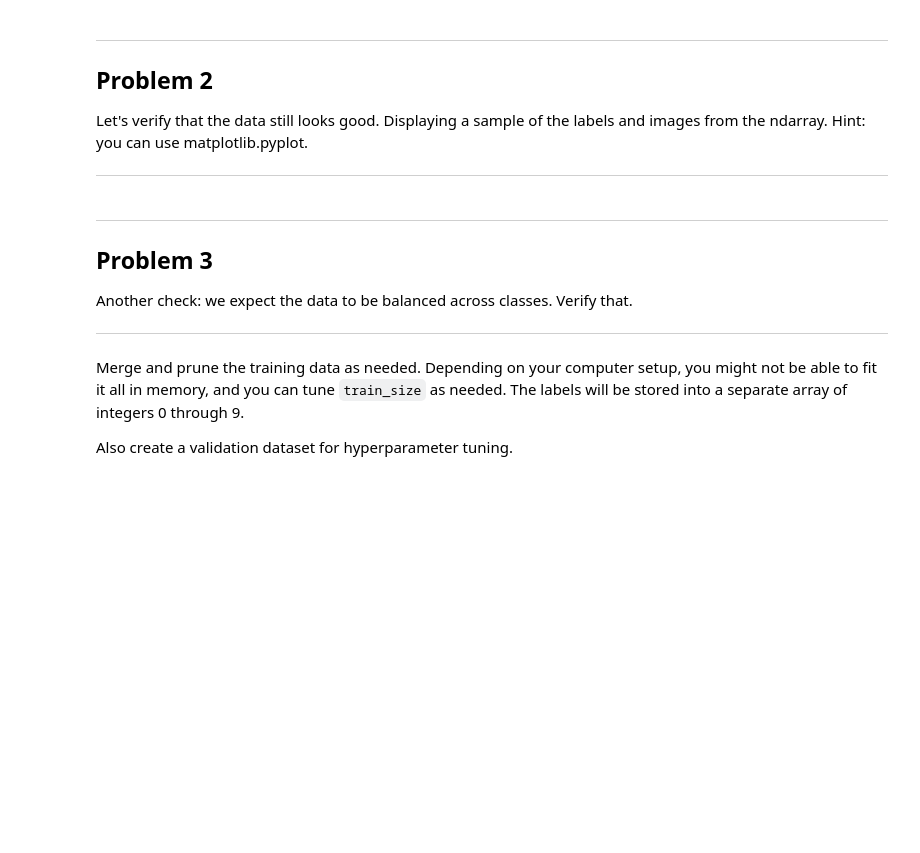
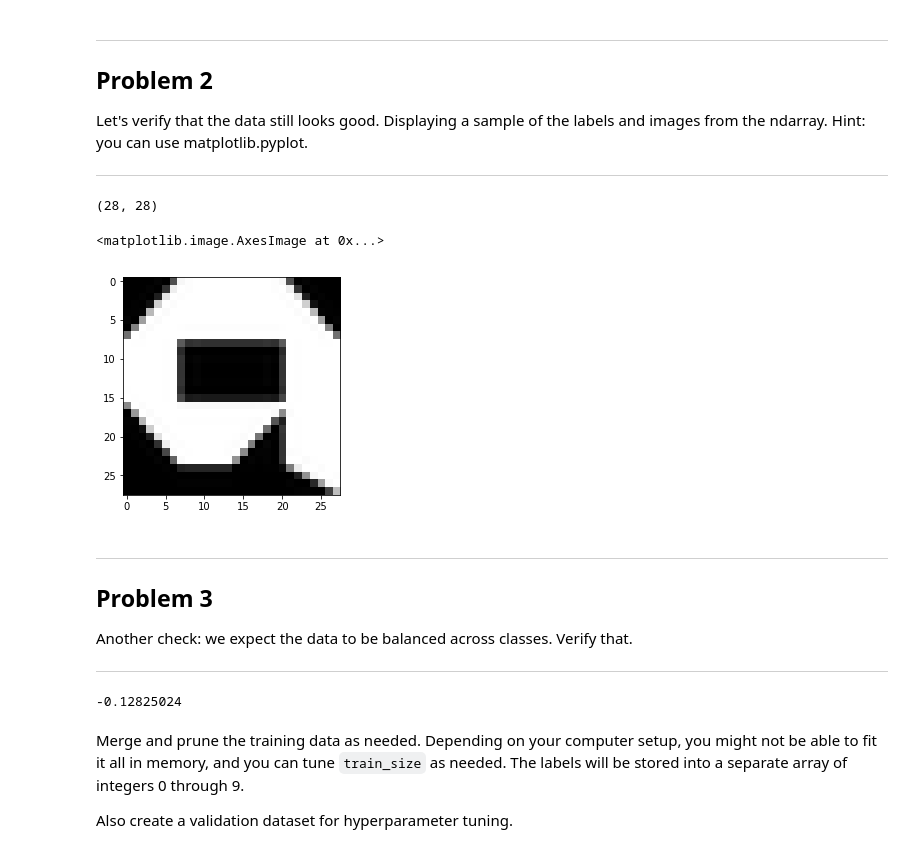
Before and after one commit to falconjs/Archaeopteryx, a Jupyter notebook: Udacity/1_notmnist.ipynb, the cells around one changed output. Saved outputs shown, nothing was run; the diff lists cells and outputs as text; code cells hidden in the pictures; blank space fills up the shorter version.

```diff
--- a/Udacity/1_notmnist.ipynb
+++ b/Udacity/1_notmnist.ipynb
@@ -202,6 +275,26 @@ Problem 2
 Let's verify that the data still looks good. Displaying a sample of the labels and images from the ndarray. Hint: you can use matplotlib.pyplot.
 
 ---
+# %%
+pickle_file_test = '../input/notMNIST/notMNIST_large/A.pickle.'
+
+try:
+    with open(pickle_file_test, 'rb') as f:
+        letter_set = pickle.load(f)
+        # let's shuffle the letters to have random validation and training set
+except Exception as e:
+    print('Unable to process data from', pickle_file, ':', e)
+    raise
+# %%
+img_test = letter_set[0]
+
+print(img_test.shape)
+
+plt.imshow(img_test, cmap='gray')
+# %% [output]
+(28, 28)
+<matplotlib.image.AxesImage at 0x...>
+[figure, added]
 # %% [markdown]
 ---
 Problem 3
@@ -209,6 +302,10 @@ Problem 3
 Another check: we expect the data to be balanced across classes. Verify that.
 
 ---
+# %%
+letter_set.mean()
+# %% [output]
+-0.12825024
 # %% [markdown]
 Merge and prune the training data as needed. Depending on your computer setup, you might not be able to fit it all in memory, and you can tune `train_size` as needed. The labels will be stored into a separate array of integers 0 through 9.
 
```
Also changed, not shown: parts of 14 cells of this notebook, 3 other files.
